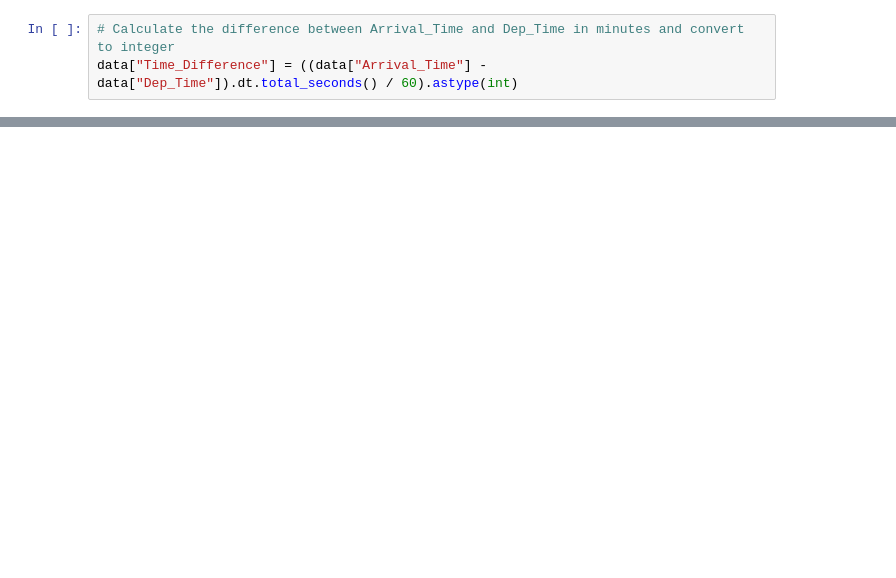
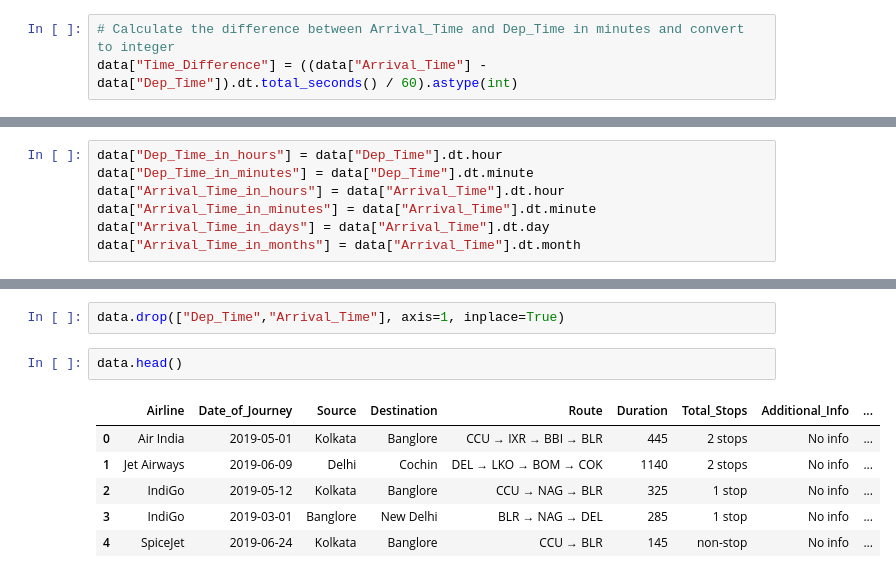
Before and after one commit to mehmetakifkoz/Flight-Ticket-Price-Predictor, a Jupyter notebook: FTTP.ipynb, the cells around one changed output, grey strips where cells are left out. Cells and saved outputs as stored; diff of their text form; blank space fills up the shorter version.

```diff
--- a/FTTP.ipynb
+++ b/FTTP.ipynb
@@ -293,0 +296,7 @@ data.drop(columns=["Time_Difference"], inplace=True)
+# %%
+data["Dep_Time_in_hours"] = data["Dep_Time"].dt.hour
+data["Dep_Time_in_minutes"] = data["Dep_Time"].dt.minute
+data["Arrival_Time_in_hours"] = data["Arrival_Time"].dt.hour
+data["Arrival_Time_in_minutes"] = data["Arrival_Time"].dt.minute
+data["Arrival_Time_in_days"] = data["Arrival_Time"].dt.day
+data["Arrival_Time_in_months"] = data["Arrival_Time"].dt.month
@@ -293,0 +312,11 @@ data.drop(columns=["Time_Difference"], inplace=True)
+# %%
+data.drop(["Dep_Time","Arrival_Time"], axis=1, inplace=True)
+# %%
+data.head()
+# %% [output]
+|  | Airline | Date_of_Journey | Source | Destination | Route | Duration | Total_Stops | Additional_Info | ... |
+| 0 | Air India | 2019-05-01 | Kolkata | Banglore | CCU → IXR → BBI → BLR | 445 | 2 stops | No info | ... |
+| 1 | Jet Airways | 2019-06-09 | Delhi | Cochin | DEL → LKO → BOM → COK | 1140 | 2 stops | No info | ... |
+| 2 | IndiGo | 2019-05-12 | Kolkata | Banglore | CCU → NAG → BLR | 325 | 1 stop | No info | ... |
+| 3 | IndiGo | 2019-03-01 | Banglore | New Delhi | BLR → NAG → DEL | 285 | 1 stop | No info | ... |
+| 4 | SpiceJet | 2019-06-24 | Kolkata | Banglore | CCU → BLR | 145 | non-stop | No info | ... |
```
Also changed, not shown: parts of 10 cells of this notebook.
